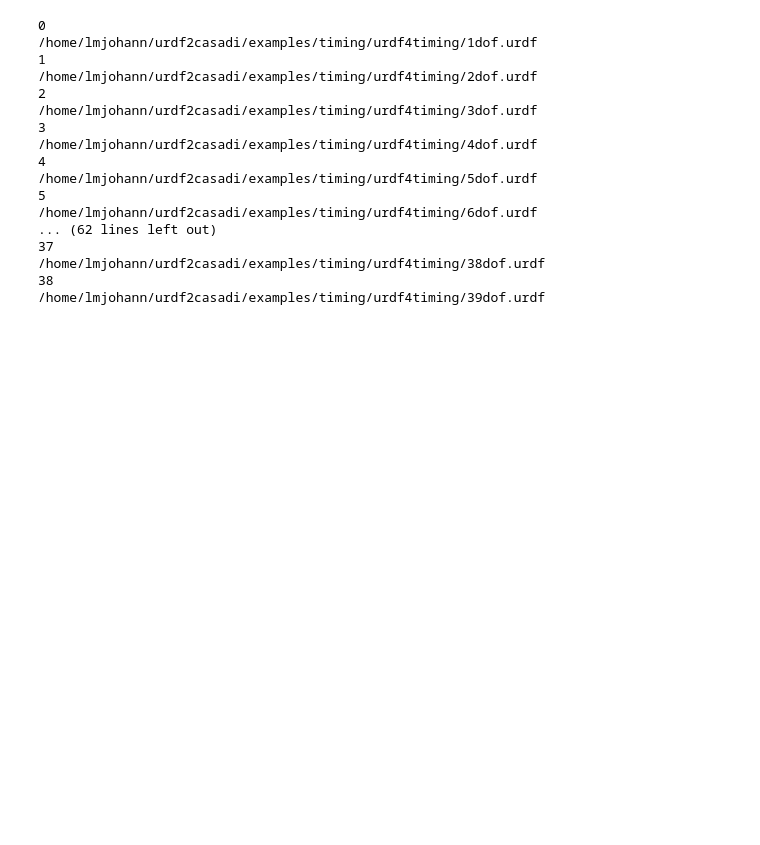
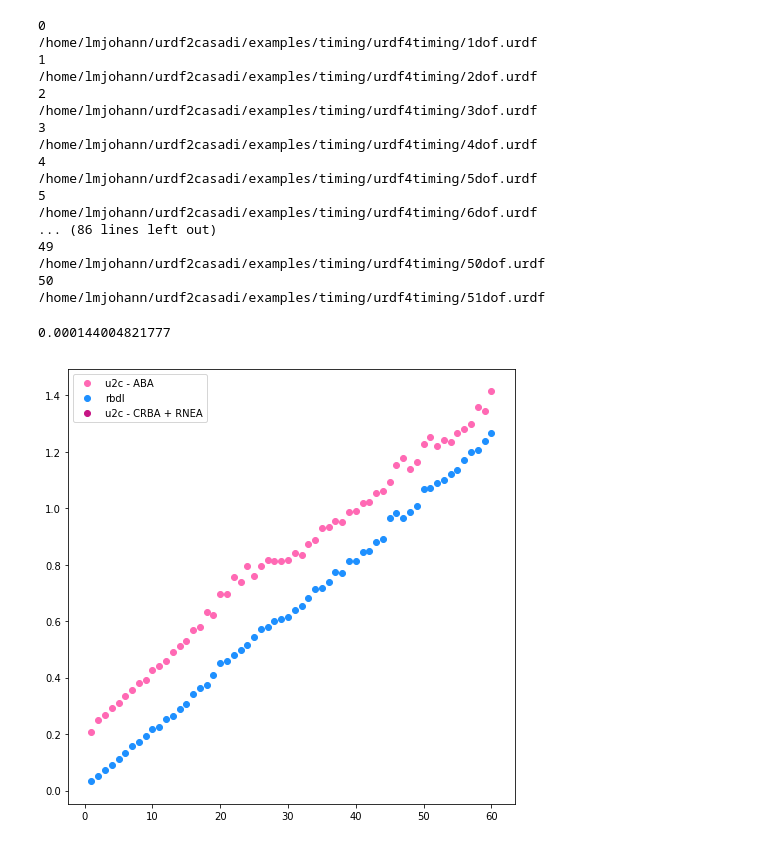
Before and after one commit to mahaarbo/urdf2casadi, a Jupyter notebook: examples/timing/timingscript_forwarddynamics.ipynb, the cells around one changed output. Cells and saved outputs as stored; diff of their text form; code cells hidden in the pictures; blank space fills up the shorter version.

```diff
--- a/examples/timing/timingscript_forwarddynamics.ipynb
+++ b/examples/timing/timingscript_forwarddynamics.ipynb
@@ -81,7 +81,7 @@ averagetime_rbdl = [None]*ndofs
 averagetime_u2c_crba = [None]*ndofs
 
 
-nitr = 1
+nitr = 10
 nrepeat = 10
 
 for i in range(ndofs):
@@ -124,11 +124,11 @@ for i in range(ndofs):
 
     gravity = [0, 0, -9.81]
 
-    aba_u2c = asd.get_forward_dynamics_aba(root, tip)
-    timeit_u2c_aba = repeat("aba_u2c_func()", setup = "from __main__ import aba_u2c_func", repeat = nrepeat, number = nitr)
-    mintime_u2c_aba[i] = min(timeit_u2c_aba)
-    mediantime_u2c_aba[i] = median(timeit_u2c_aba)
-    averagetime_u2c_aba[i] = average(timeit_u2c_aba)
+    #aba_u2c = asd.get_forward_dynamics_aba(root, tip)
+    #timeit_u2c_aba = repeat("aba_u2c_func()", setup = "from __main__ import aba_u2c_func", repeat = nrepeat, number = nitr)
+    #mintime_u2c_aba[i] = min(timeit_u2c_aba)
+    #mediantime_u2c_aba[i] = median(timeit_u2c_aba)
+    #averagetime_u2c_aba[i] = average(timeit_u2c_aba)
 
     crba_u2c = asd.get_forward_dynamics_crba(root, tip)
     timeit_crba = repeat("crba_u2c_func()", setup = "from __main__ import crba_u2c_func", repeat = nrepeat, number = nitr)
@@ -136,10 +136,10 @@ for i in range(ndofs):
     mediantime_u2c_crba[i] = median(timeit_crba)
     averagetime_u2c_crba[i] = average(timeit_crba)
 
-    timeit_rbdl = repeat("fd_rbdl_func()", setup = "from __main__ import fd_rbdl_func", repeat = nrepeat, number = nitr)
-    mintime_rbdl[i] = min(timeit_rbdl)
-    mediantime_rbdl[i] = median(timeit_rbdl)
-    averagetime_rbdl[i] = average(timeit_rbdl)
+    #timeit_rbdl = repeat("fd_rbdl_func()", setup = "from __main__ import fd_rbdl_func", repeat = nrepeat, number = nitr)
+    #mintime_rbdl[i] = min(timeit_rbdl)
+    #mediantime_rbdl[i] = median(timeit_rbdl)
+    #averagetime_rbdl[i] = average(timeit_rbdl)
 # %% [output]
 0
 /home/lmjohann/urdf2casadi/examples/timing/urdf4timing/1dof.urdf
@@ -153,22 +153,29 @@ for i in range(ndofs):
 /home/lmjohann/urdf2casadi/examples/timing/urdf4timing/5dof.urdf
 5
 /home/lmjohann/urdf2casadi/examples/timing/urdf4timing/6dof.urdf
-... (62 lines left out)
-37
-/home/lmjohann/urdf2casadi/examples/timing/urdf4timing/38dof.urdf
-38
-/home/lmjohann/urdf2casadi/examples/timing/urdf4timing/39dof.urdf
+... (86 lines left out)
+49
+/home/lmjohann/urdf2casadi/examples/timing/urdf4timing/50dof.urdf
+50
+/home/lmjohann/urdf2casadi/examples/timing/urdf4timing/51dof.urdf
+# %%
+print timeit_u2c_aba[60]
+# %% [output]
+0.000144004821777
 # %%
 import matplotlib.pyplot as plt
 import pandas as pd
 
 joint_nr = list(range(ndofs + 1))
 joint_nr.pop(0)
 med_fig = plt.figure(figsize = (8, 8))
 #plt.scatter(joint_nr, mediantime_kdl, c='r', marker='x', label='kdl')
-plt.scatter(joint_nr, mediantime_u2c_aba, c='hotpink', label='u2c - ABA')
+plt.scatter(joint_nr, mintime_u2c_aba, c='hotpink', label='u2c - ABA')
 plt.scatter(joint_nr, mediantime_rbdl, c='dodgerblue', label='rbdl')
 plt.scatter(joint_nr, mediantime_u2c_crba, c='mediumvioletred', label='u2c - CRBA + RNEA')
 plt.legend(loc='upper left')
+#plt.ylim(0, 0.00014)
 med_fig.show()
+# %% [output]
+[figure, added]
 # %%
```
Also changed, not shown: parts of 2 cells of this notebook, 1 other file.
